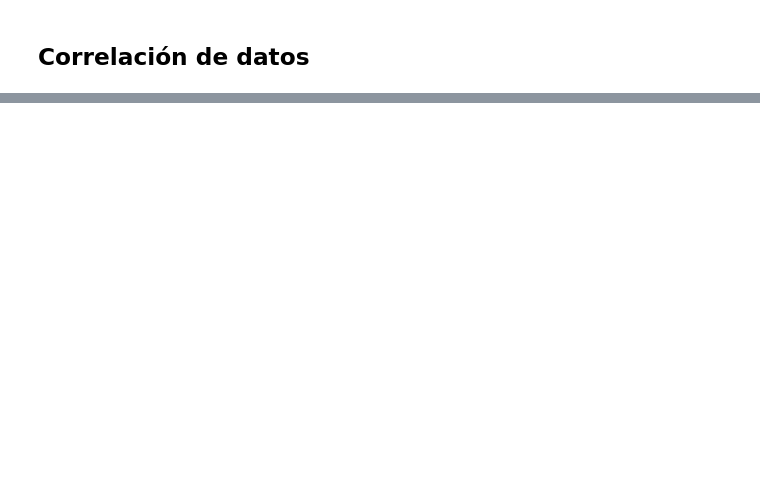
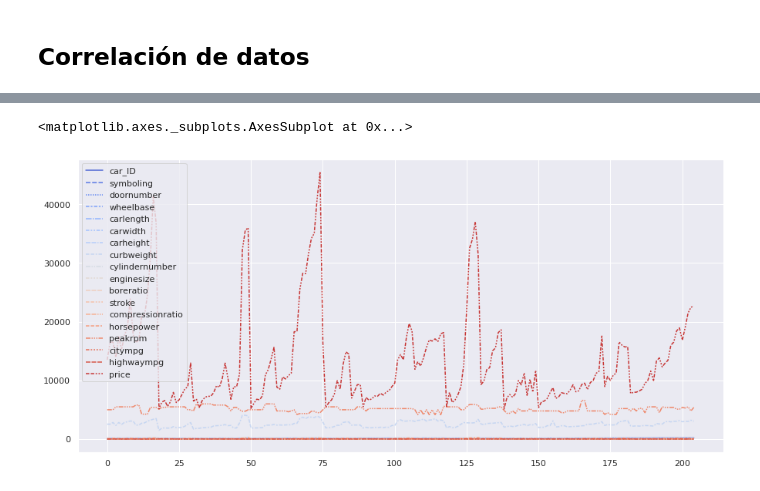
Before and after one commit to EMcoding17/ExtraccionConocimientosDeBD, a Jupyter notebook: Actividad04/CarPrice.ipynb, the cells around one changed output, grey strips where cells are left out. Cells and saved outputs as stored; diff of their text form; code cells hidden in the pictures; blank space fills up the shorter version.

```diff
--- a/Actividad04/CarPrice.ipynb
+++ b/Actividad04/CarPrice.ipynb
@@ -578,0 +632,8 @@ plt.show()
+# %%
+#Mostrar los valores numericos del dataframe en un grafico de linea
+#LINE
+plt.figure(figsize=(15,7))
+sns.lineplot(data=dfcar_price[numeric], palette="coolwarm")
+# %% [output]
+<matplotlib.axes._subplots.AxesSubplot at 0x...>
+[figure, added]
```
Also changed, not shown: parts of 26 cells of this notebook.
